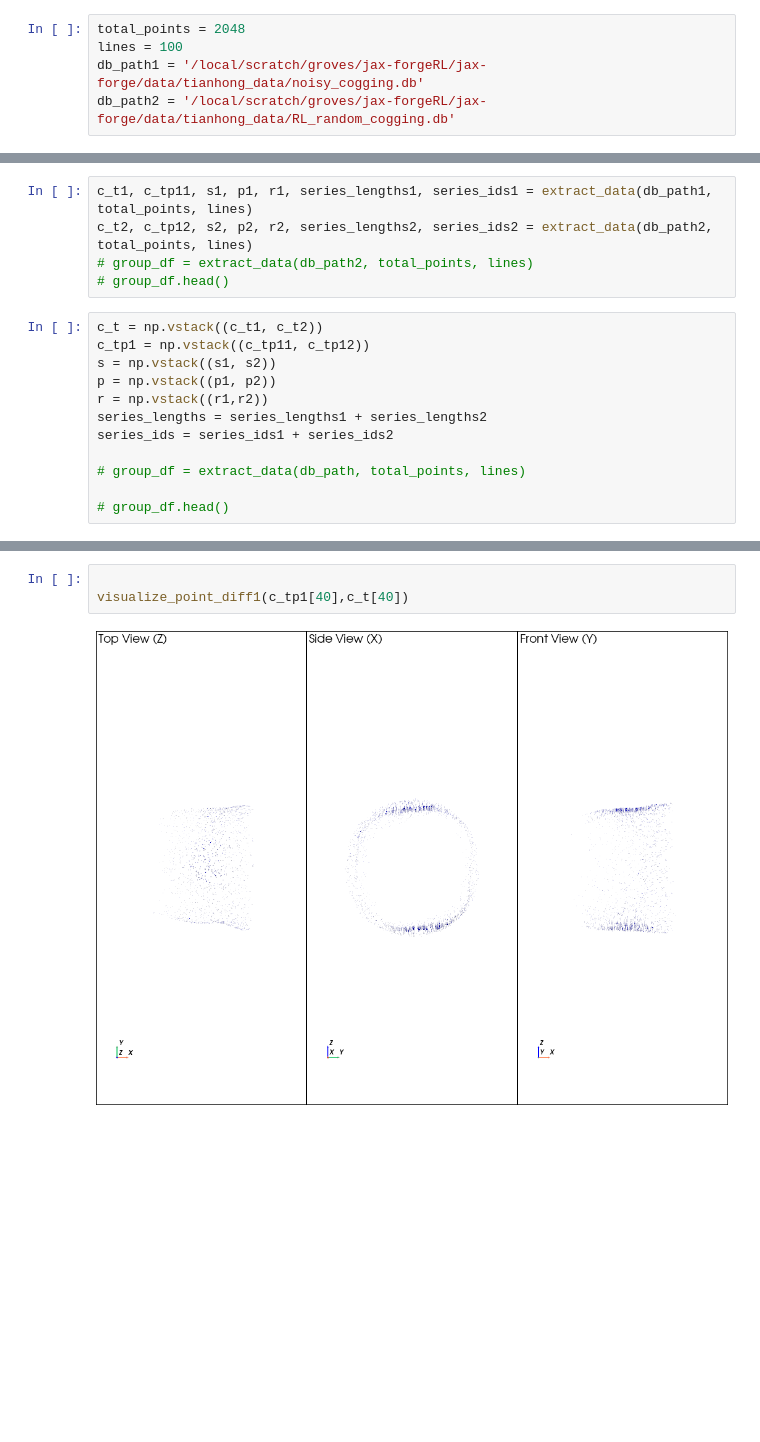
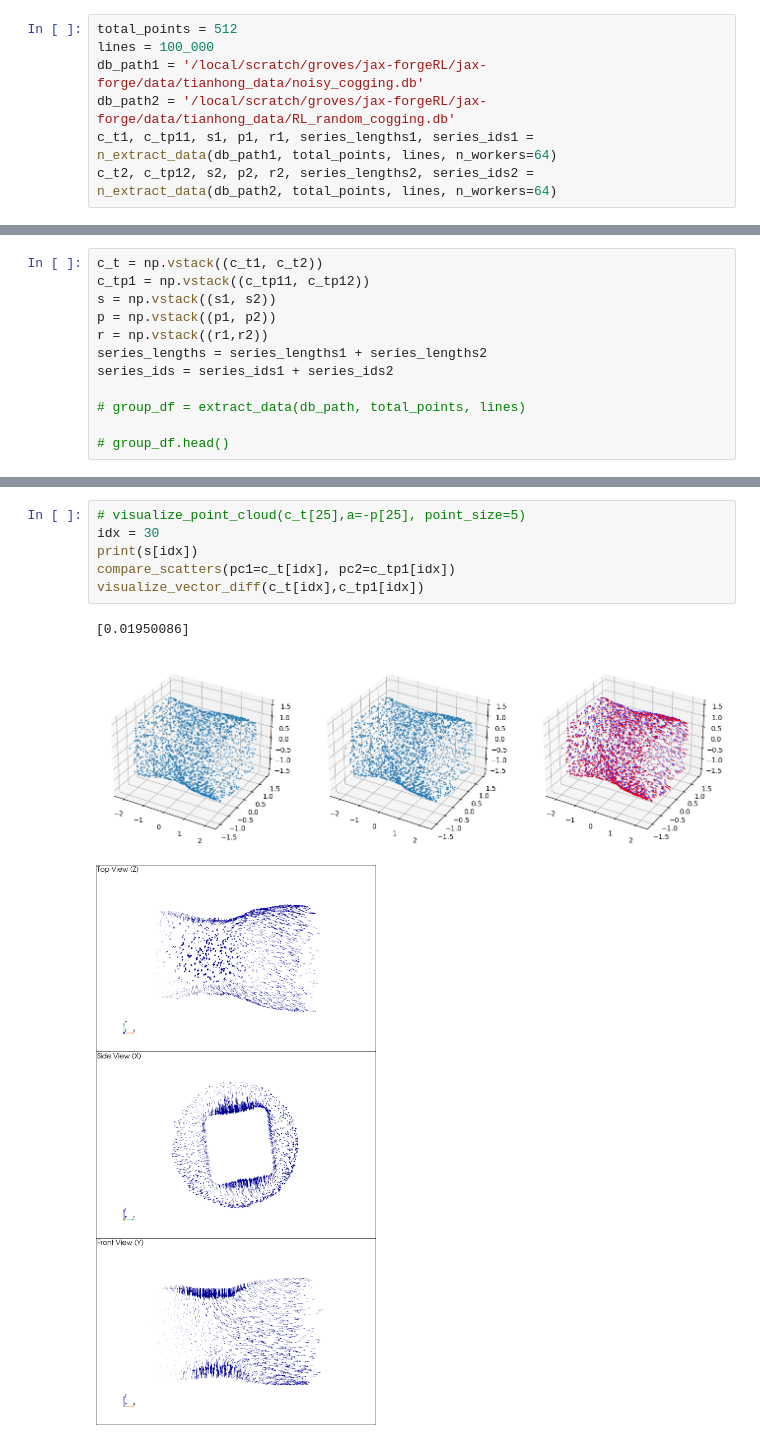
Before and after one commit to OSU-SIMCenter/forge-net, a Jupyter notebook: data/process_data.ipynb, the cells around one changed output, grey strips where cells are left out. Saved outputs shown, nothing was run; the diff lists cells and outputs as text; blank space fills up the shorter version.

```diff
--- a/data/process_data.ipynb
+++ b/data/process_data.ipynb
@@ -67,5 +12,7 @@ def visualize_point_diff1(pc1, pc2, point_size=5):
 # %%
-total_points = 2048
-lines = 100
+total_points = 512
+lines = 100_000
 db_path1 = '/local/scratch/groves/jax-forgeRL/jax-forge/data/tianhong_data/noisy_cogging.db'
 db_path2 = '/local/scratch/groves/jax-forgeRL/jax-forge/data/tianhong_data/RL_random_cogging.db'
+c_t1, c_tp11, s1, p1, r1, series_lengths1, series_ids1 = n_extract_data(db_path1, total_points, lines, n_workers=64)
+c_t2, c_tp12, s2, p2, r2, series_lengths2, series_ids2 = n_extract_data(db_path2, total_points, lines, n_workers=64)
@@ -72,8 +22,3 @@ db_path2 = '/local/scratch/groves/jax-forgeRL/jax-forge/data/tianhong_data/RL_ra
-# %%
-c_t1, c_tp11, s1, p1, r1, series_lengths1, series_ids1 = extract_data(db_path1, total_points, lines)
-c_t2, c_tp12, s2, p2, r2, series_lengths2, series_ids2 = extract_data(db_path2, total_points, lines)
-# group_df = extract_data(db_path2, total_points, lines)
-# group_df.head()
 # %%
 c_t = np.vstack((c_t1, c_t2))
 c_tp1 = np.vstack((c_tp11, c_tp12))
@@ -122,5 +46,10 @@ visualize_point_diff(c_t[26],c_tp1[26])
-# %%
-
-visualize_point_diff1(c_tp1[40],c_t[40])
-# %% [output]
-[figure, removed]
+# %%
+# visualize_point_cloud(c_t[25],a=-p[25], point_size=5)
+idx = 30
+print(s[idx])
+compare_scatters(pc1=c_t[idx], pc2=c_tp1[idx])
+visualize_vector_diff(c_t[idx],c_tp1[idx])
+# %% [output]
+[0.01950086]
+[figure, added]
+[figure, added]
```
Also changed, not shown: parts of 11 cells of this notebook, 9 other files.
